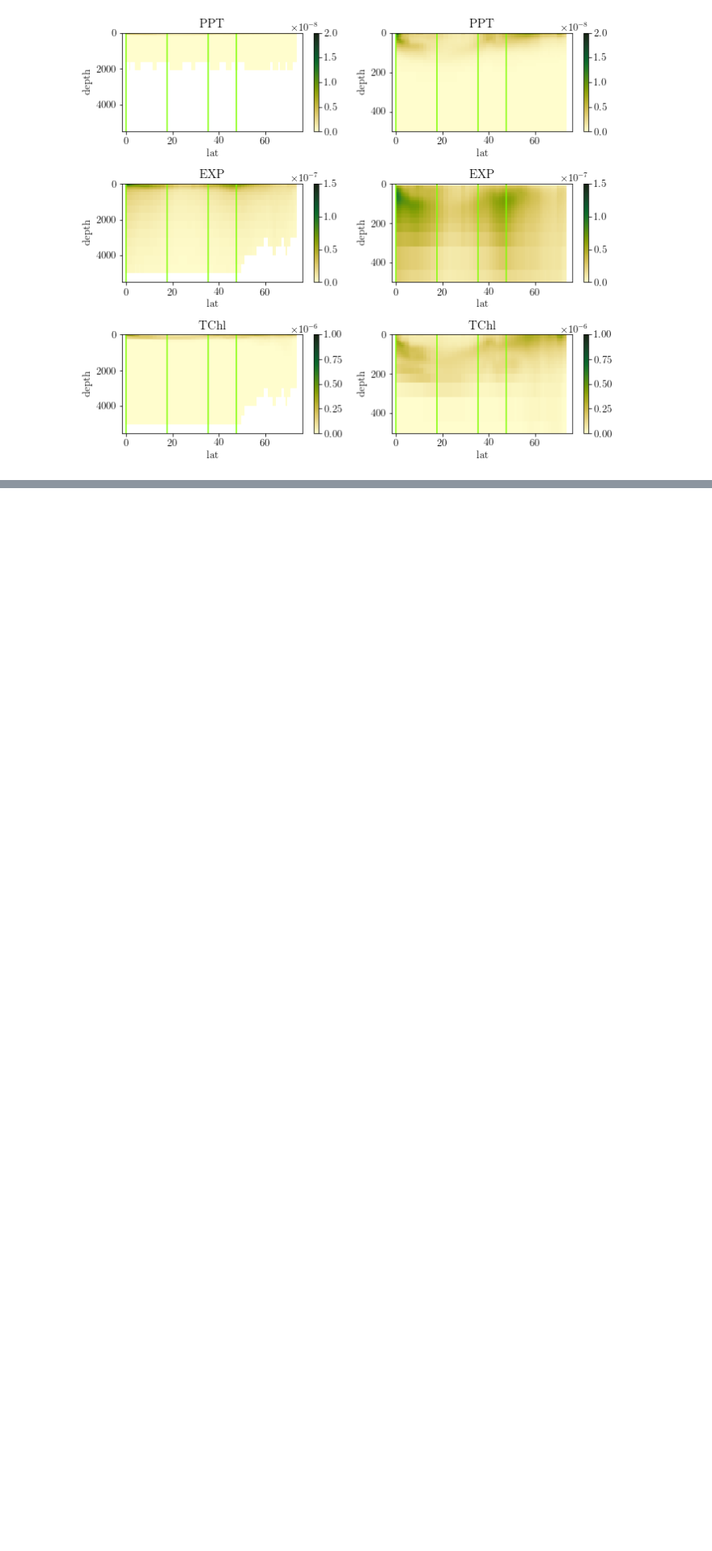
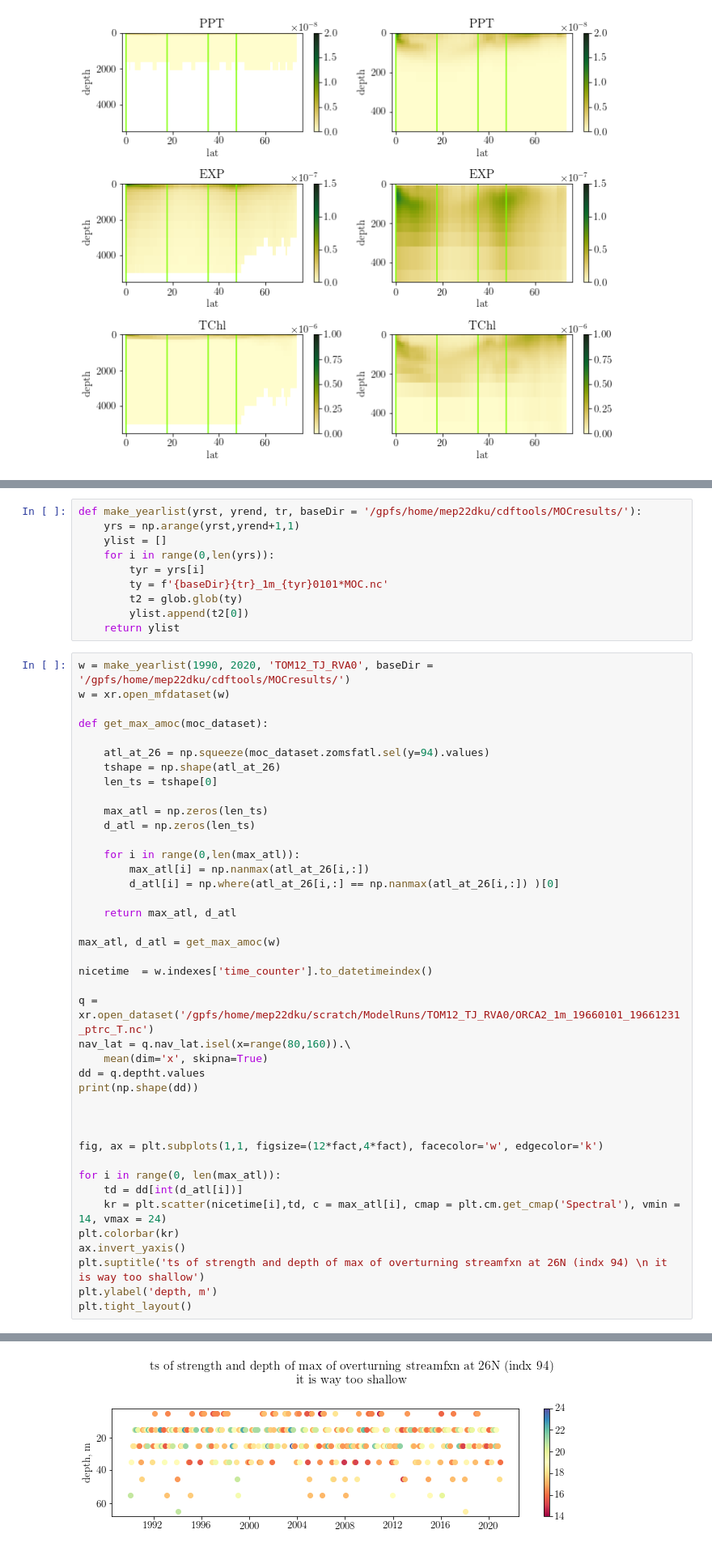
Before and after one commit to tjarnikova/AMOC-PLANKTOM, a Jupyter notebook: first-maps-ts.ipynb, the cells around one changed output, grey strips where cells are left out. Shown at 81% size. Saved outputs shown, nothing was run; the diff lists cells and outputs as text; blank space fills up the shorter version.

```diff
--- a/first-maps-ts.ipynb
+++ b/first-maps-ts.ipynb
@@ -688,0 +644,52 @@ GEA0_mocdat = xr.open_mfdataset(GEA0_moc)
+# %%
+def make_yearlist(yrst, yrend, tr, baseDir = '/gpfs/home/mep22dku/cdftools/MOCresults/'):
+    yrs = np.arange(yrst,yrend+1,1)
+    ylist = []
+    for i in range(0,len(yrs)):
+        tyr = yrs[i]
+        ty = f'{baseDir}{tr}_1m_{tyr}0101*MOC.nc'
+        t2 = glob.glob(ty)
+        ylist.append(t2[0])
+    return ylist
+# %%
+w = make_yearlist(1990, 2020, 'TOM12_TJ_RVA0', baseDir = '/gpfs/home/mep22dku/cdftools/MOCresults/')
+w = xr.open_mfdataset(w)
+
+def get_max_amoc(moc_dataset):
+
+    atl_at_26 = np.squeeze(moc_dataset.zomsfatl.sel(y=94).values)
+    tshape = np.shape(atl_at_26)
+    len_ts = tshape[0]
+
+    max_atl = np.zeros(len_ts)
+    d_atl = np.zeros(len_ts)
+
+    for i in range(0,len(max_atl)):
+        max_atl[i] = np.nanmax(atl_at_26[i,:])
+        d_atl[i] = np.where(atl_at_26[i,:] == np.nanmax(atl_at_26[i,:]) )[0]
+
+    return max_atl, d_atl
+
+max_atl, d_atl = get_max_amoc(w)
+
+nicetime  = w.indexes['time_counter'].to_datetimeindex()
+
+q = xr.open_dataset('/gpfs/home/mep22dku/scratch/ModelRuns/TOM12_TJ_RVA0/ORCA2_1m_19660101_19661231_ptrc_T.nc')
+nav_lat = q.nav_lat.isel(x=range(80,160)).\
+    mean(dim='x', skipna=True)
+dd = q.deptht.values
+print(np.shape(dd))
+
+
+
+fig, ax = plt.subplots(1,1, figsize=(12*fact,4*fact), facecolor='w', edgecolor='k')
+
+for i in range(0, len(max_atl)):
+    td = dd[int(d_atl[i])]
+    kr = plt.scatter(nicetime[i],td, c = max_atl[i], cmap = plt.cm.get_cmap('Spectral'), vmin = 14, vmax = 24)
+plt.colorbar(kr)
+ax.invert_yaxis()
+plt.suptitle('ts of strength and depth of max of overturning streamfxn at 26N (indx 94) \n it is way too shallow')
+plt.ylabel('depth, m')
+plt.tight_layout()
+# %% [output]
@@ -688,0 +697 @@ GEA0_mocdat = xr.open_mfdataset(GEA0_moc)
+[figure, added]
```
Also changed, not shown: parts of 14 cells of this notebook, 1 other file.
